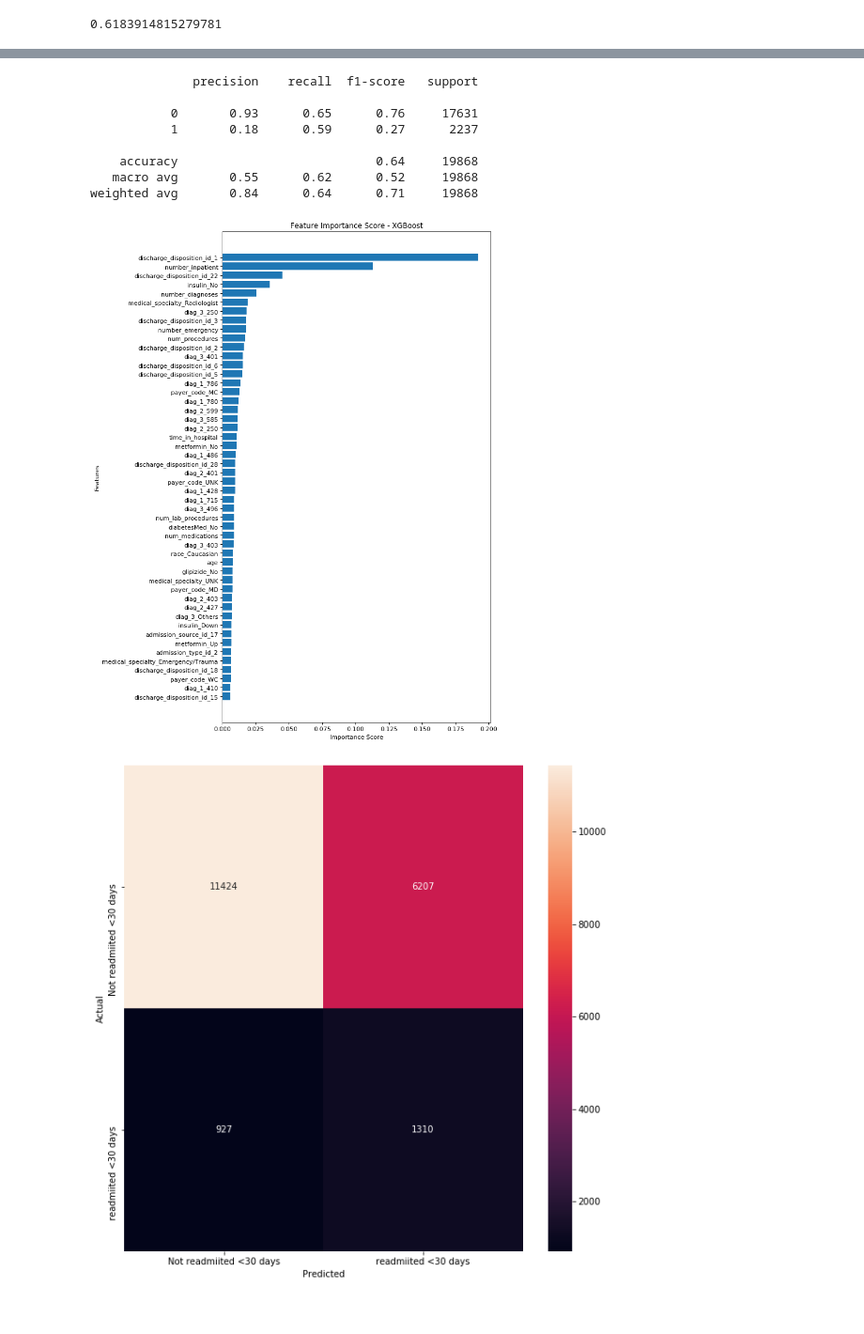
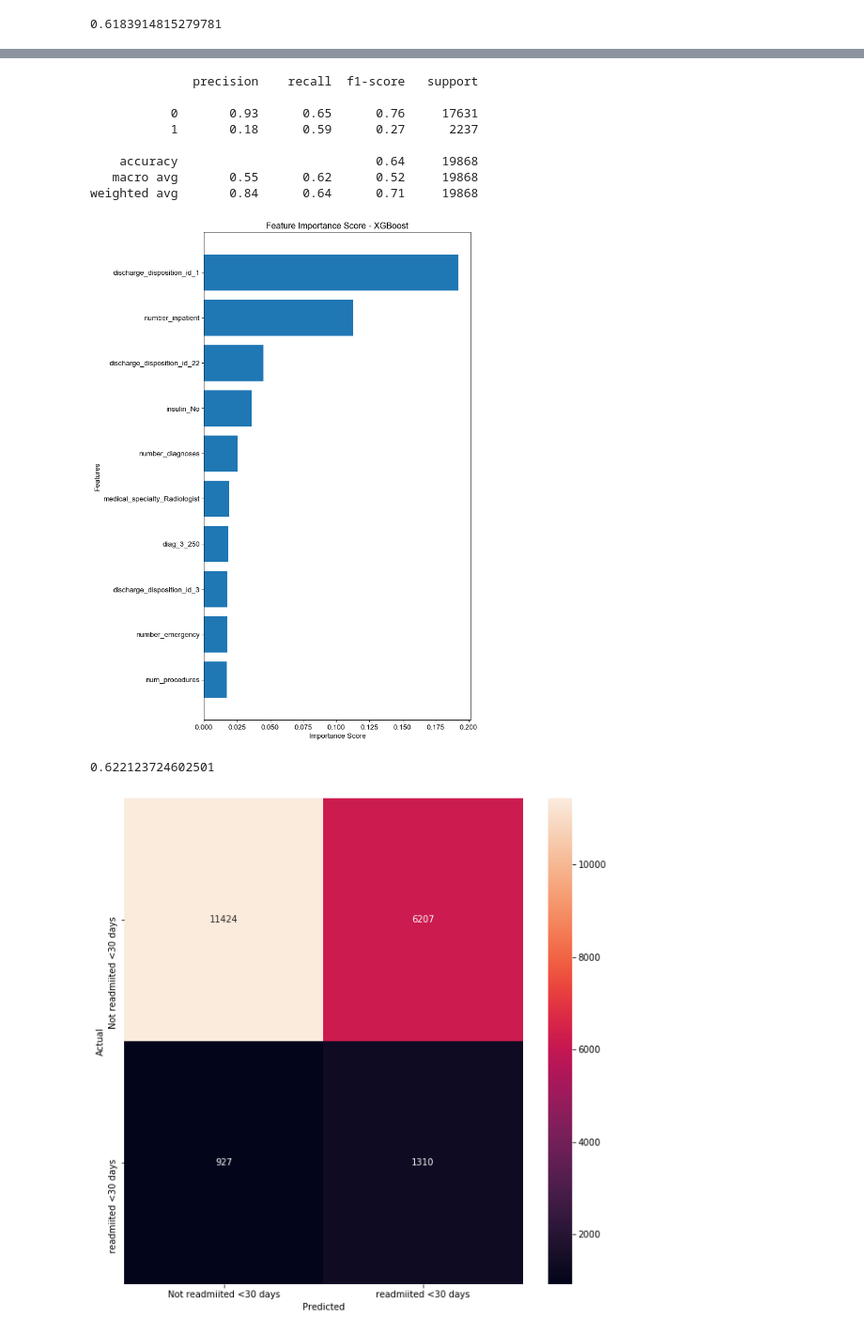
Before and after one commit to saragolesta/Complications-of-diabetes, a Jupyter notebook: Models.ipynb, the cells around one changed output, grey strips where cells are left out. Shown at 94% size. Cells and saved outputs as stored; diff of their text form; code cells hidden in the pictures.

```diff
--- a/Models.ipynb
+++ b/Models.ipynb
@@ -211,0 +202,12 @@ plt.show()
+# %%
+import seaborn as sns
+plt.rcParams['text.color'] = '#000000'
+plt.rcParams['axes.labelcolor']= '#000000'
+plt.rcParams['xtick.color'] = '#000000'
+plt.rcParams['ytick.color'] = '#000000'
+fig, ax = plt.subplots(figsize=(10,10))
+sns.boxplot(x='model_name', y='accuracy', data=cv_df,ax=ax)
+sns.stripplot(x='model_name', y='accuracy', data=cv_df,ax=ax,
+              size=8, jitter=True, edgecolor="gray", linewidth=2)
+ax.set_title('Cross-validation with Random Undersampling')
+plt.show()
@@ -212,3 +216,4 @@ plt.show()
 # %%
-cv_df.groupby('model_name').accuracy.mean()
+mean_accs = cv_df.groupby('model_name',as_index=False).accuracy.mean()
+mean_accs
 # %% [output]
@@ -220,0 +225,15 @@ Name: accuracy, dtype: float64
+# %%
+import plotly.graph_objects as go
+mean_accs['accuracy'] = mean_accs['accuracy'].round(decimals = 2)
+fig = go.Figure(data=[go.Table(header=dict(values=['Model Name', 'Mean Accuracy']),
+                               cells=dict(values=[mean_accs.model_name.values, mean_accs.accuracy.values],
+    align=['left', 'center']))
+                     ])
+fig.update_layout(title={
+        'text': "Random Undersampling" ,
+        'y':0.8,
+        'x':0.5,
+        'xanchor': 'center',
+        'yanchor': 'top'}, width=550, height=300)
+
+fig.show()
@@ -391,5 +416,6 @@ grid_imba.best_score_
 best_xgb_model = grid_imba.best_estimator_.named_steps['xgbclassifier']
 y_test_predict = best_xgb_model.predict(X_test_tf)
 print_results(y_test, y_test_predict)
-plot_important_features(best_xgb_model, list(all_X_train.columns), 50, 'Feature Importance Score - XGBoost')
+plot_important_features(best_xgb_model, list(all_X_train.columns), 10, 'Feature Importance Score - XGBoost')
+roc_auc_score(y_test, y_test_predict)
 # %% [output]
@@ -397,12 +423,13 @@ plot_important_features(best_xgb_model, list(all_X_train.columns), 50, 'Feature
               precision    recall  f1-score   support
 
            0       0.93      0.65      0.76     17631
            1       0.18      0.59      0.27      2237
 
     accuracy                           0.64     19868
    macro avg       0.55      0.62      0.52     19868
 weighted avg       0.84      0.64      0.71     19868
-[figure, old version]
+[figure, new version]
+0.622123724602501
 # %%
 selection = SelectFromModel(best_xgb_model, threshold=0.01, prefit=True)
 undersample = RandomUnderSampler(random_state=42)
```
Also changed, not shown: parts of 8 cells of this notebook, 1 other file.
